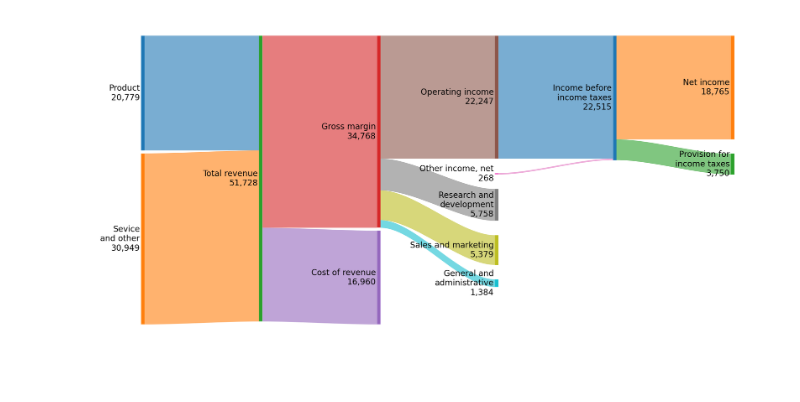
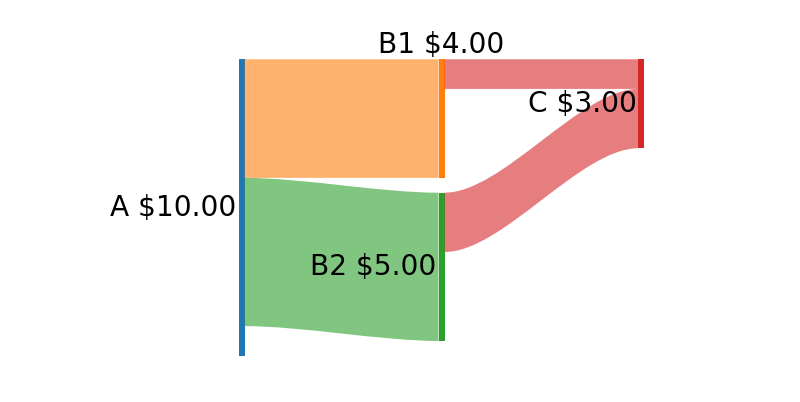
Before and after one commit to riley-x/SankeyFlow, a Jupyter notebook: example/example.ipynb, the cells around one changed output. Saved outputs shown, nothing was run; the diff lists cells and outputs as text; code cells hidden in the pictures; blank space fills up the shorter version.

Commit message:
Add node/flow opts, README

```diff
--- a/example/example.ipynb
+++ b/example/example.ipynb
@@ -16,8 +16,8 @@ class SankeyNode:
         node.label_format = '{label} {value:,.2f}'
     '''
 
-    def __init__(self, x, y, width, height, name,
-                    value=0, label='', label_format='{label}\n{value:,.0f}', label_pos='left', label_pad_x=0.01, label_opts=dict(fontsize=14),
+    def __init__(self, x, y, width, height, name, value,
+                    label='', label_format='{label}\n{value:,.0f}', label_pos='left', label_pad_x=0.01, label_opts=dict(fontsize=14),
                     align_y='top', color='#FF33AA',
                     artist='rectangle', **kwargs):
         '''
@@ -189,7 +189,8 @@ class Sankey:
 
     def __init__(self, flows=None, nodes=None, align_y='top',
                     cmap=plt.cm.tab10, flow_color_mode='dest', flow_color_mode_alpha=0.6,
-                    node_width=0.03, node_pad_y_min=0.01, node_pad_y_max=0.05, **kwargs):
+                    node_width=0.03, node_pad_y_min=0.01, node_pad_y_max=0.05,
+                    node_opts={}, flow_opts={}, **kwargs):
         '''
         @param flows : see Sankey.sankey(). Can optionally input flows here as a shortcut
         @param nodes : see Sankey.sankey(). Can optionally input nodes here as a shortcut
@@ -201,14 +202,19 @@ class Sankey:
         @param node_width : width of the nodes, as fraction of distance between nodes
         @param node_pad_y_min : minimum vertical padding between nodes, as fraction of distance between nodes
         @param node_pad_y_max : maximum vertical padding between nodes, as fraction of distance between nodes
+        @param node_opts : a dictionary of options to SankeyNode() that is applied to all nodes
+        @param flow_opts : a dictionary of options to SankeyFlow() that is applied to all flows
         '''
         self.align_y = align_y
+        self.cmap = cmap
         self.flow_color_mode = flow_color_mode
         self.flow_color_mode_alpha = flow_color_mode_alpha
         self.node_width = node_width
         self.node_pad_y_min = node_pad_y_min
         self.node_pad_y_max = node_pad_y_max
-        self.cmap = cmap
+        self.node_opts = node_opts
+        self.flow_opts = flow_opts
+
         self.nodes = [] # Nested list of SankeyNode, indexed by (node_level, i_node)
         self.flows = [] # List of SankeyFlows
 
@@ -263,10 +269,11 @@ class Sankey:
                     if node[1] <= 0:
                         raise ValueError("Node value <= 0: {}".format(node))
                     height = node[1] / value_scale
-                    args = dict(value=node[1], color=self.cmap(i_color % self.cmap.N))
+                    args = dict(color=self.cmap(i_color % self.cmap.N))
+                    args.update(self.node_opts)
                     if len(node) > 2:
                         args.update(node[2])
-                    arr.append(SankeyNode(level, y - height, self.node_width, height, node[0], **args))
+                    arr.append(SankeyNode(level, y - height, self.node_width, height, node[0], node[1], **args))
                     i_color += 1
                     y -= height + node_pad_y
             else:
@@ -308,6 +315,7 @@ class Sankey:
 
             # Create flow
             args = dict(color=color)
+            args.update(self.flow_opts)
             args.update(custom_opts)
             self.flows.append(SankeyFlow(src, des, flow[2], **args))
 
@@ -328,36 +336,27 @@ class Sankey:
         #ax.axis(xmin=0, xmax=len(self.nodes)-1 + self.node_width, ymin=0, ymax=1)
         ax.axis('tight')
         ax.axis('off')
-# %%
-plt.figure(figsize=(20, 10), dpi=144)
-nodes = [
-    [('Product', 20779), ('Sevice\nand other', 30949)],
-    [('Total revenue', 51728)],
-    [('Gross margin', 34768), ('Cost of revenue', 16960)],
-    [('Operating income', 22247), ('Other income, net', 268), ('Research and\ndevelopment', 5758), ('Sales and marketing', 5379), ('General and\nadministrative', 1384)],
-    [('Income before\nincome taxes', 22515)],
-    [('Net income', 18765), ('Provision for\nincome taxes', 3750)]
-]
-flows = [
-    ('Product', 'Total revenue', 20779, {'flow_color_mode': 'source'}),
-    ('Sevice\nand other', 'Total revenue', 30949, {'flow_color_mode': 'source'}),
-    ('Total revenue', 'Gross margin', 34768),
-    ('Total revenue', 'Cost of revenue', 16960),
-    ('Gross margin', 'Operating income', 22247),
-    ('Gross margin', 'Research and\ndevelopment', 5758),
-    ('Gross margin', 'Sales and marketing', 5379),
-    ('Gross margin', 'General and\nadministrative', 1384),
-    ('Operating income', 'Income before\nincome taxes', 22247),
-    ('Other income, net', 'Income before\nincome taxes', 268, {'flow_color_mode': 'source'}),
-    ('Income before\nincome taxes', 'Net income', 18765),
-    ('Income before\nincome taxes', 'Provision for\nincome taxes', 3750),
-]
-
-s = Sankey(
-    flows=flows,
-    nodes=nodes,
-)
-s.draw()
-plt.show()
-# %% [output]
-[figure, removed]
+# %%
+plt.figure(figsize=(4, 3), dpi=144)
+
+nodes = [
+    [('A', 10)],
+    [('B1', 4), ('B2', 5)],
+    [('C', 3, {'label_pos':'top'})]
+]
+flows = [
+    ('A', 'B1', 4),
+    ('A', 'B2', 5),
+    ('B1', 'C', 1),
+    ('B2', 'C', 2),
+]
+
+s = Sankey(
+    flows=flows,
+    nodes=nodes,
+    node_opts=dict(label_format='{label} ${value:.2f}'),
+)
+s.draw()
+plt.show()
+# %% [output]
+[figure, added]
```
Also changed, not shown: 5 other files.
